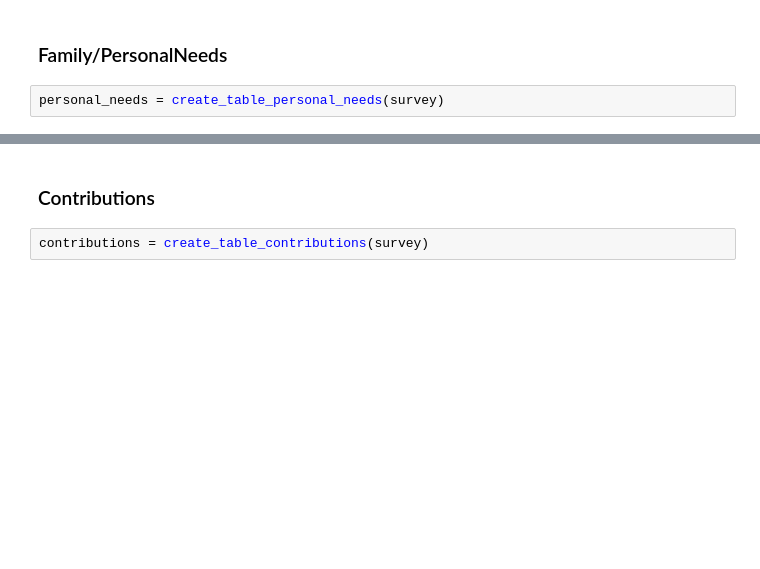
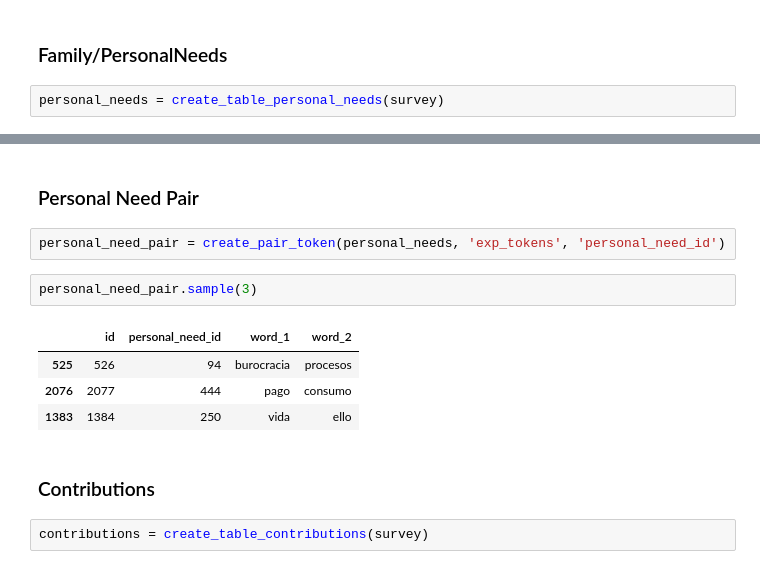
Before and after one commit to ECQQ/preprocessing, a Jupyter notebook: Pipeline.ipynb, the cells around one changed output, grey strips where cells are left out. Drawn from its saved outputs; the diff is of its cells as text; blank space fills up the shorter version.

Commit message:
added all pairs, theres a problem with emotion because it has no id

```diff
--- a/Pipeline.ipynb
+++ b/Pipeline.ipynb
@@ -120,3 +150,14 @@ personal_needs.sample(3)
+# %% [markdown]
+### Personal Need Pair
+# %%
+personal_need_pair = create_pair_token(personal_needs, 'exp_tokens', 'personal_need_id')
+# %%
+personal_need_pair.sample(3)
+# %% [output]
+|  | id | personal_need_id | word_1 | word_2 |
+| 525 | 526 | 94 | burocracia | procesos |
+| 2076 | 2077 | 444 | pago | consumo |
+| 1383 | 1384 | 250 | vida | ello |
 # %% [markdown]
 ### Contributions
 # %%
```
Also changed, not shown: parts of 15 cells of this notebook, 1 other file.
